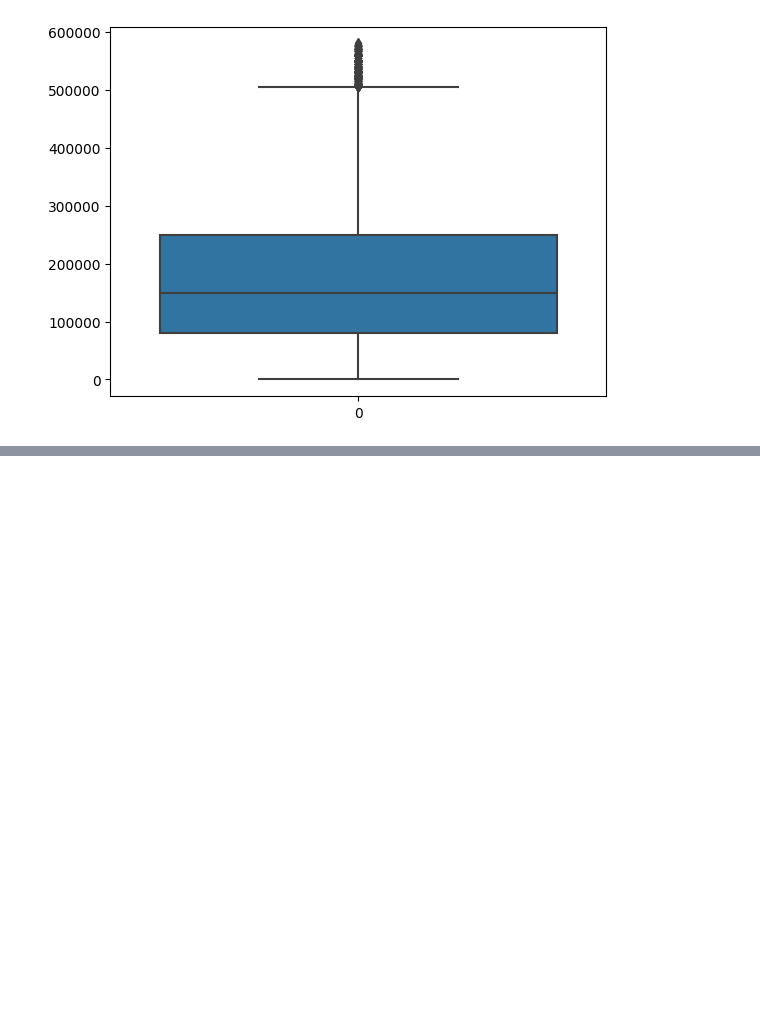
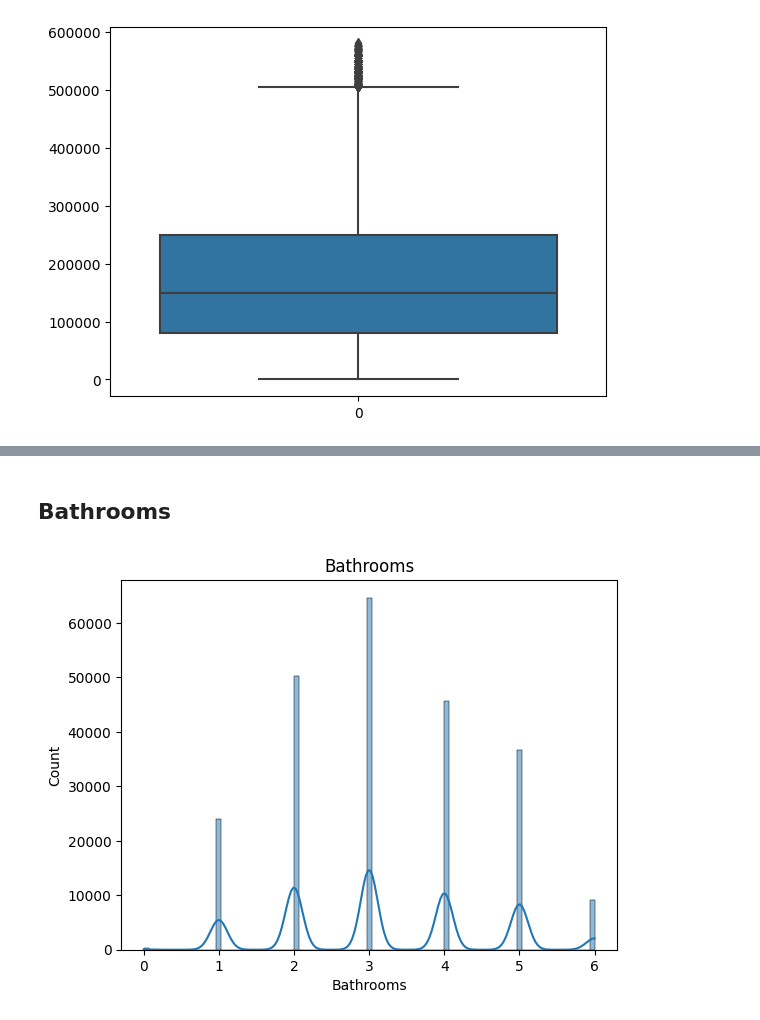
Before and after one commit to Mburu-Elvis/NairobiRentPrices, a Jupyter notebook: eda_housing_nairobi.ipynb, the cells around one changed output, grey strips where cells are left out. Drawn from its saved outputs; the diff is of its cells as text; code cells hidden in the pictures; blank space fills up the shorter version.

```diff
--- a/eda_housing_nairobi.ipynb
+++ b/eda_housing_nairobi.ipynb
@@ -661,0 +674,8 @@ memory usage: 10.6+ MB
+# %% [markdown]
+## Bathrooms
+# %%
+sns.histplot(data=data['Bathrooms'], kde=True)
+plt.title('Bathrooms')
+plt.show()
+# %% [output]
+[figure, added]
```
Also changed, not shown: parts of 15 cells of this notebook.
